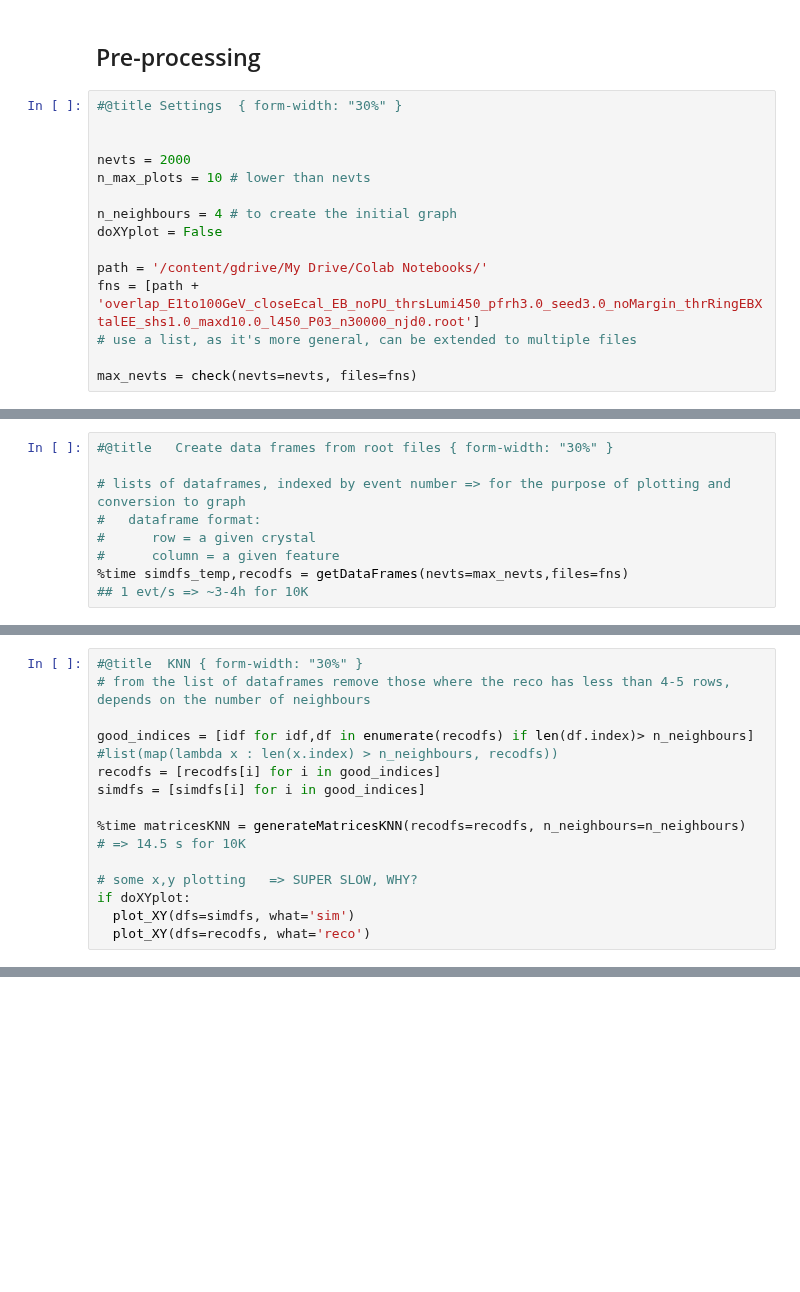
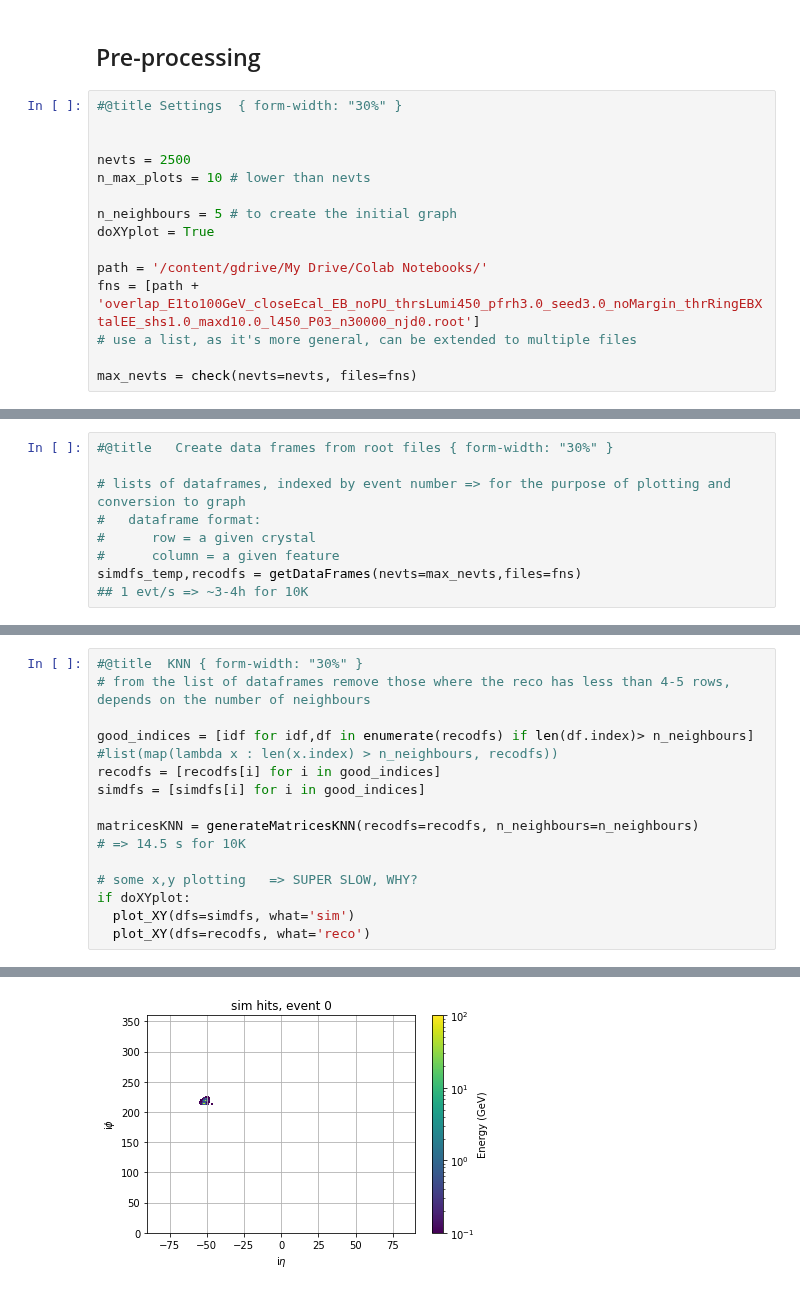
Before and after one commit to pfclustering/Clu, a Jupyter notebook: GraphEcalClustering.ipynb, the cells around one changed output, grey strips where cells are left out. Saved outputs shown, nothing was run; the diff lists cells and outputs as text; blank space fills up the shorter version.

```diff
--- a/GraphEcalClustering.ipynb
+++ b/GraphEcalClustering.ipynb
@@ -666,11 +869,11 @@ def compute_accuracy(true_graphs, output_graphs, use_nodes=True, use_edges=False
 #@title Settings  { form-width: "30%" }
 
 
-nevts = 2000
+nevts = 2500
 n_max_plots = 10 # lower than nevts
 
-n_neighbours = 4 # to create the initial graph
-doXYplot = False
+n_neighbours = 5 # to create the initial graph
+doXYplot = True
 
 path = '/content/gdrive/My Drive/Colab Notebooks/'
 fns = [path + 'overlap_E1to100GeV_closeEcal_EB_noPU_thrsLumi450_pfrh3.0_seed3.0_noMargin_thrRingEBXtalEE_shs1.0_maxd10.0_l450_P03_n30000_njd0.root']
@@ -684,7 +890,7 @@ max_nevts = check(nevts=nevts, files=fns)
 #   dataframe format:
 #      row = a given crystal
 #      column = a given feature
-%time simdfs_temp,recodfs = getDataFrames(nevts=max_nevts,files=fns)
+simdfs_temp,recodfs = getDataFrames(nevts=max_nevts,files=fns)
 ## 1 evt/s => ~3-4h for 10K
 # %% [output]
 Info in getDataFrames(), event= 0
@@ -723,7 +945,7 @@ good_indices = [idf for idf,df in enumerate(recodfs) if len(df.index)> n_neighbo
 recodfs = [recodfs[i] for i in good_indices]
 simdfs = [simdfs[i] for i in good_indices]
 
-%time matricesKNN = generateMatricesKNN(recodfs=recodfs, n_neighbours=n_neighbours)
+matricesKNN = generateMatricesKNN(recodfs=recodfs, n_neighbours=n_neighbours)
 # => 14.5 s for 10K
 
 # some x,y plotting   => SUPER SLOW, WHY?
@@ -750,0 +973 @@ Wall time: 2.44 s
+[figure, added]
```
Also changed, not shown: parts of 26 cells of this notebook, 2 other files.
